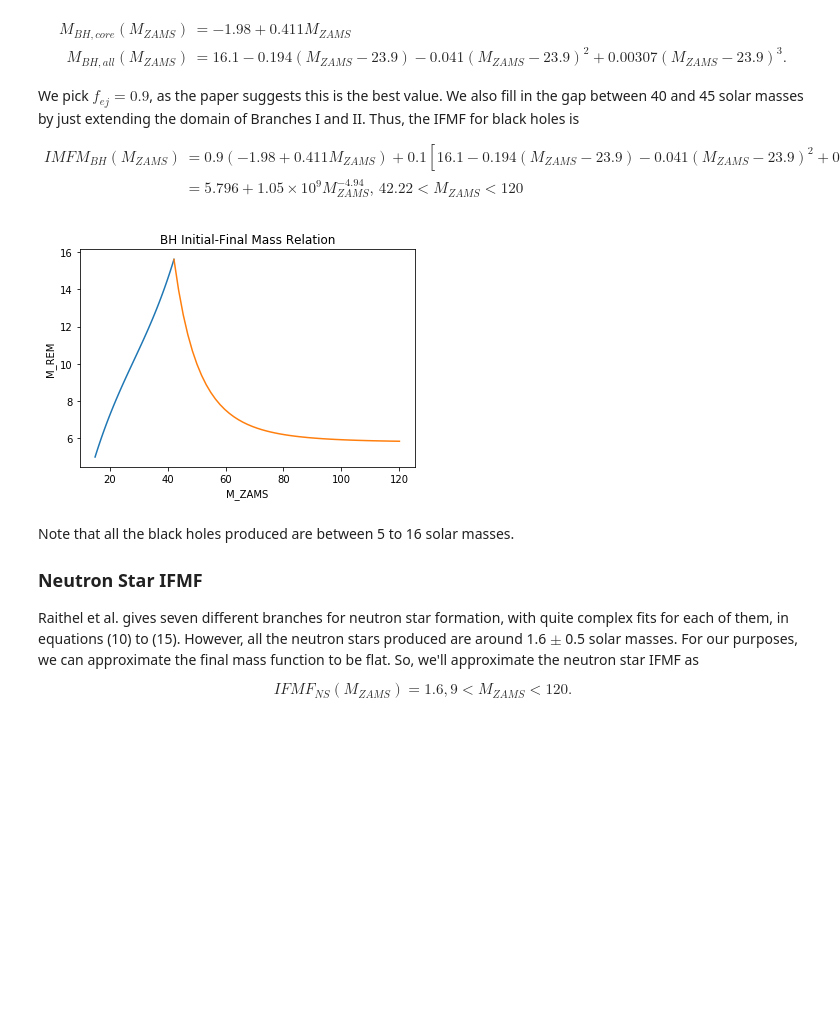
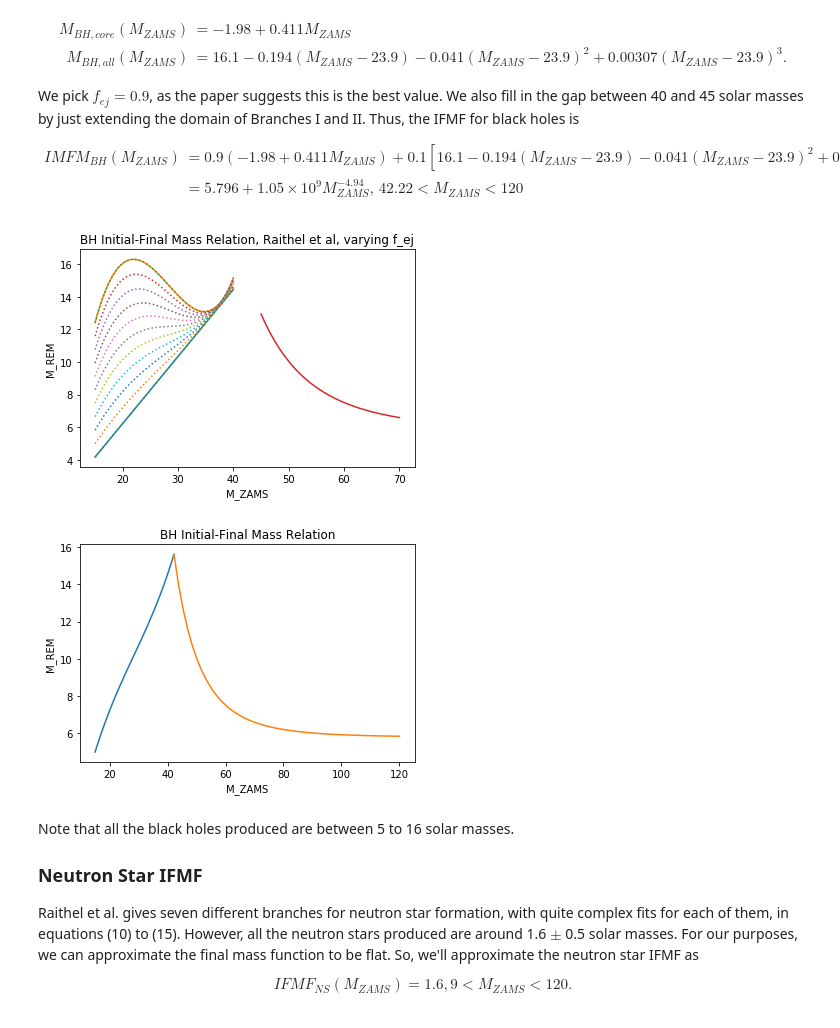
Before and after one commit to bluefatima/PandaRepo, a Jupyter notebook: How_Many_BHs.ipynb, the cells around one changed output. Saved outputs shown, nothing was run; the diff lists cells and outputs as text; code cells hidden in the pictures; blank space fills up the shorter version.

```diff
--- a/How_Many_BHs.ipynb
+++ b/How_Many_BHs.ipynb
@@ -59,34 +59,48 @@ We pick $f_{ej} = 0.9$, as the paper suggests this is the best value. We also fi
 #Equation (1)
 def BHMassCore(MZAMS):
     return -1.98 + 0.411*MZAMS
 
 #Equation (2)
 def BHMassAll(MZAMS):
     return 16.1 - 0.194 * (MZAMS - 23.9) - 0.041 * (MZAMS - 23.9)**2 + 0.00307 * (MZAMS - 23.9)**3
 
 #Equation (3)
 def BHMassCoreHigh(MZAMS):
     return 5.796 + 1.05 * 10**9 * MZAMS**-4.94
 
 #Equation (4)
 def BHMassExtrapolate(MZAMS, f_ej):
     return f_ej * BHMassCore(MZAMS) + (1 - f_ej) * BHMassAll(MZAMS)
 
 #Branch I, this is defined different from the paper
 BHmassRange1 = np.linspace(15,42.22)
 
 #Branch II, this is defined different from the paper
 BHmassRange2 = np.linspace(42.22,120)
 
+#To reproduce plots in Raithel et al.
+massRangeLow = np.linspace(15,40)
+massRangeHigh = np.linspace(45,70)
+plt.plot(massRangeLow, BHMassCore(massRangeLow))
+plt.plot(massRangeLow, BHMassAll(massRangeLow))
+for i in range(11):
+    plt.plot(massRangeLow, BHMassExtrapolate(massRangeLow, i*0.1), ':')
+plt.plot(massRangeHigh, BHMassCoreHigh(massRangeHigh))
+plt.title("BH Initial-Final Mass Relation, Raithel et al, varying f_ej")
+plt.xlabel("M_ZAMS")
+plt.ylabel("M_REM")
+plt.show()
+
 #Plots f_ej = 0.9
 plt.title("BH Initial-Final Mass Relation")
 plt.xlabel("M_ZAMS")
 plt.ylabel("M_REM")
 plt.plot(BHmassRange1,BHMassExtrapolate(BHmassRange1,0.9))
 plt.plot(BHmassRange2,BHMassCoreHigh(BHmassRange2))
 plt.show()
 # %% [output]
-[figure, old version]
+[figure, new version]
+[figure, added]
 # %% [markdown]
 Note that all the black holes produced are between 5 to 16 solar masses.
 
```
Also changed, not shown: parts of 8 cells of this notebook.
